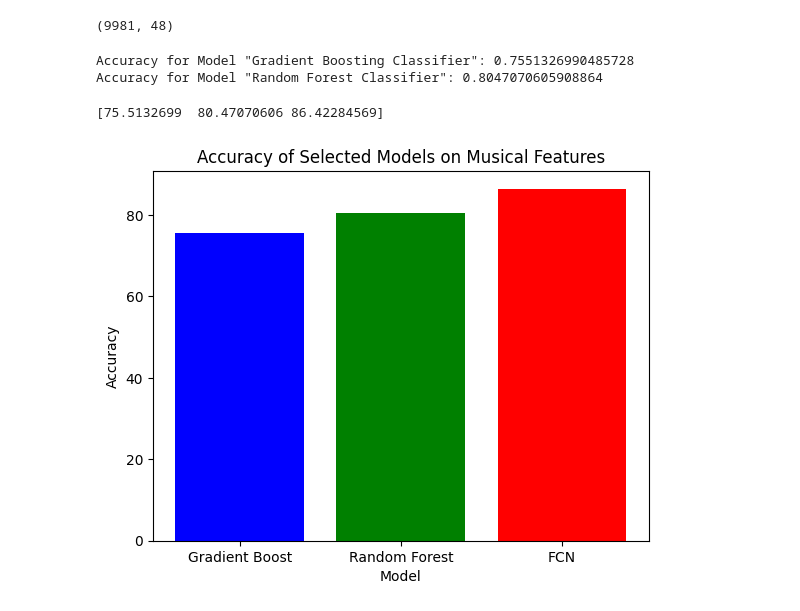
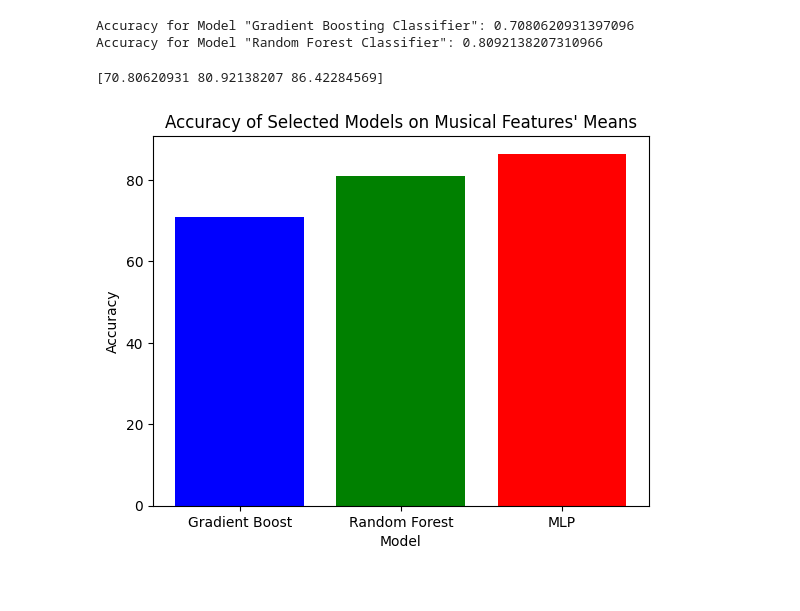
Before and after one commit to Tominatoo/ai_csml_final, a Jupyter notebook: model_eval.ipynb, the cells around one changed output. Drawn from its saved outputs; the diff is of its cells as text; code cells hidden in the pictures.

```diff
--- a/model_eval.ipynb
+++ b/model_eval.ipynb
@@ -13,10 +13,10 @@ from sklearn.metrics import confusion_matrix, accuracy_score
 X = pd.read_csv('./new_features_3_sec.csv')
 y = X['label']
 X.drop(['filename','label'], axis=1, inplace=True)
-print(X.shape)
+means = X.iloc[:, ::2]
+#varis = x_df.iloc[:, 1::2]
+X = means.to_numpy()
 X_train, X_test, y_train, y_test = train_test_split(X, y, test_size=0.2, random_state=0)
-# %% [output]
-(9981, 48)
 # %%
 models = dict()
 accuracies = np.array([])
@@ -33,25 +33,25 @@ for model in models:
     accuracies = np.append(accuracies, p_acc)
     print("Accuracy for Model \"" + str(model) + "\": " + str(accuracy))
 
-#Aquired from FCN.ipynb
-model_names = np.array(['Gradient Boost', 'Random Forest', 'FCN'])
+#Aquired from MLP.ipynb
+model_names = np.array(['Gradient Boost', 'Random Forest', 'MLP'])
 accuracies = np.append(accuracies, 86.42284569138276)
 # %% [output]
-Accuracy for Model "Gradient Boosting Classifier": 0.7551326990485728
-Accuracy for Model "Random Forest Classifier": 0.8047070605908864
+Accuracy for Model "Gradient Boosting Classifier": 0.7080620931397096
+Accuracy for Model "Random Forest Classifier": 0.8092138207310966
 # %%
 print(accuracies)
 # %% [output]
-[75.5132699  80.47070606 86.42284569]
+[70.80620931 80.92138207 86.42284569]
 # %%
 import matplotlib.pyplot as plt
 
 plt.bar(model_names, accuracies, color=['blue', 'green', 'red'])
 
 plt.xlabel('Model')
 plt.ylabel('Accuracy')
-plt.title('Accuracy of Selected Models on Musical Features')
+plt.title('Accuracy of Selected Models on Musical Features\' Means')
 
 plt.show()
 # %% [output]
-[figure, old version]
+[figure, new version]
```
Also changed, not shown: 4 other files.
